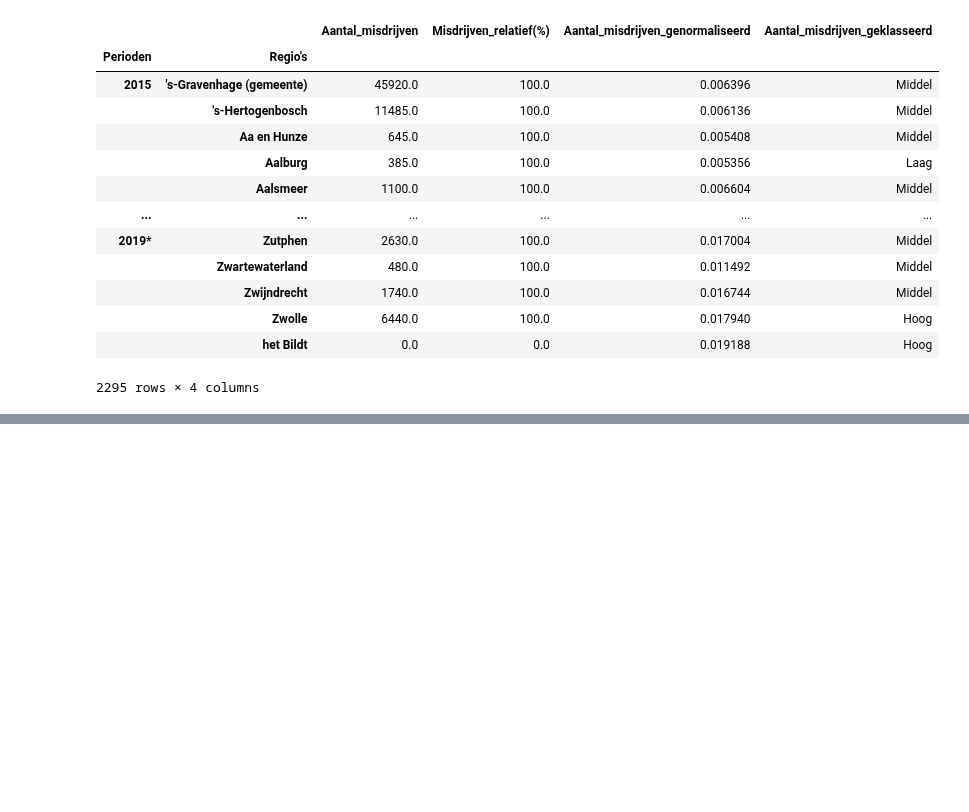
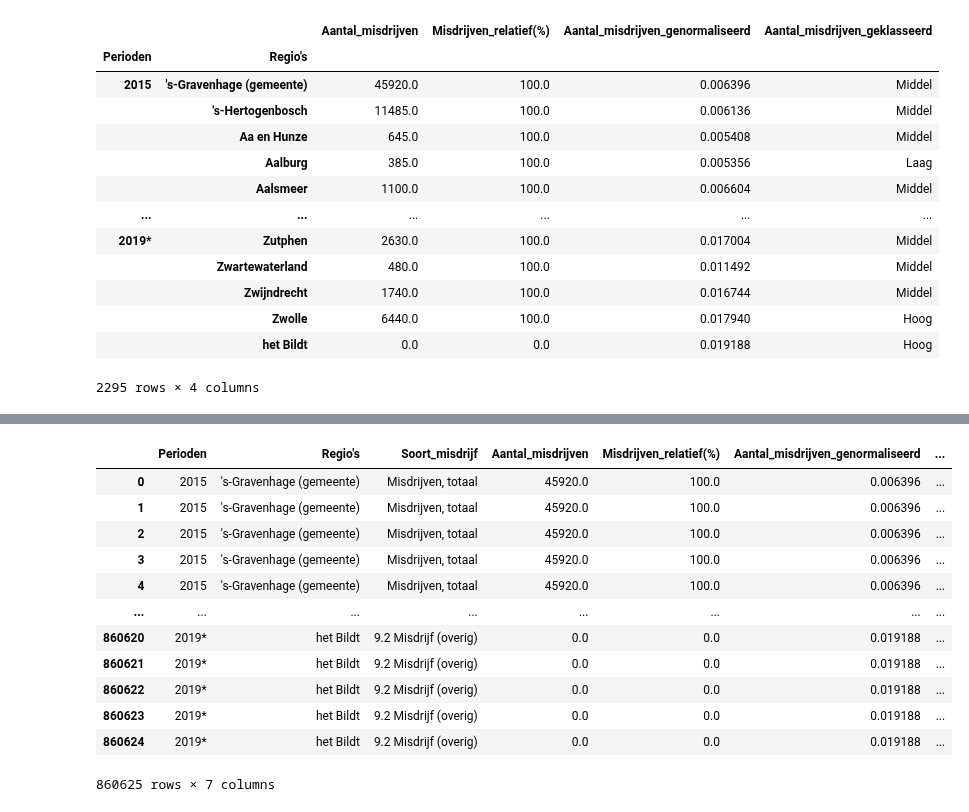
Before and after one commit to BramblePie/FlaskReact, a Jupyter notebook: flask-backend/notebooks/Veiligheid/veiligheid_seyfullah_nawied.ipynb, the cells around one changed output, grey strips where cells are left out. Drawn from its saved outputs; the diff is of its cells as text; code cells hidden in the pictures; blank space fills up the shorter version.

```diff
--- a/flask-backend/notebooks/Veiligheid/veiligheid_seyfullah_nawied.ipynb
+++ b/flask-backend/notebooks/Veiligheid/veiligheid_seyfullah_nawied.ipynb
@@ -344,2 +372,19 @@ data_voorspelling_groupby
+# %%
+misdrijven_df = misdrijven_df.merge(soort_misdrijf, on="Regio's")
+misdrijven_df = movecol(misdrijven_df, cols_to_move=['Soort_misdrijf'], ref_col="Regio's", place='After')
+# %% [output]
+|  | Perioden | Regio's | Soort_misdrijf | Aantal_misdrijven | Misdrijven_relatief(%) | Aantal_misdrijven_genormaliseerd | ... |
+| 0 | 2015 | 's-Gravenhage (gemeente) | Misdrijven, totaal | 45920.0 | 100.0 | 0.006396 | ... |
+| 1 | 2015 | 's-Gravenhage (gemeente) | Misdrijven, totaal | 45920.0 | 100.0 | 0.006396 | ... |
+| 2 | 2015 | 's-Gravenhage (gemeente) | Misdrijven, totaal | 45920.0 | 100.0 | 0.006396 | ... |
+| 3 | 2015 | 's-Gravenhage (gemeente) | Misdrijven, totaal | 45920.0 | 100.0 | 0.006396 | ... |
+| 4 | 2015 | 's-Gravenhage (gemeente) | Misdrijven, totaal | 45920.0 | 100.0 | 0.006396 | ... |
+| ... | ... | ... | ... | ... | ... | ... | ... |
+| 860620 | 2019* | het Bildt | 9.2 Misdrijf (overig) | 0.0 | 0.0 | 0.019188 | ... |
+| 860621 | 2019* | het Bildt | 9.2 Misdrijf (overig) | 0.0 | 0.0 | 0.019188 | ... |
+| 860622 | 2019* | het Bildt | 9.2 Misdrijf (overig) | 0.0 | 0.0 | 0.019188 | ... |
+| 860623 | 2019* | het Bildt | 9.2 Misdrijf (overig) | 0.0 | 0.0 | 0.019188 | ... |
+| 860624 | 2019* | het Bildt | 9.2 Misdrijf (overig) | 0.0 | 0.0 | 0.019188 | ... |
+860625 rows × 7 columns
 # %%
 #PER PERIODE/JAAR EEN OVERZICHT VAN ALLE SOORTEN MISDRIJVEN EN WAT HET RELATIEF IS VAN HET TOTAAL. REGIO IS GEKOZEN DOOR INPUT
```
Also changed, not shown: parts of 7 cells of this notebook, 2 other files.
